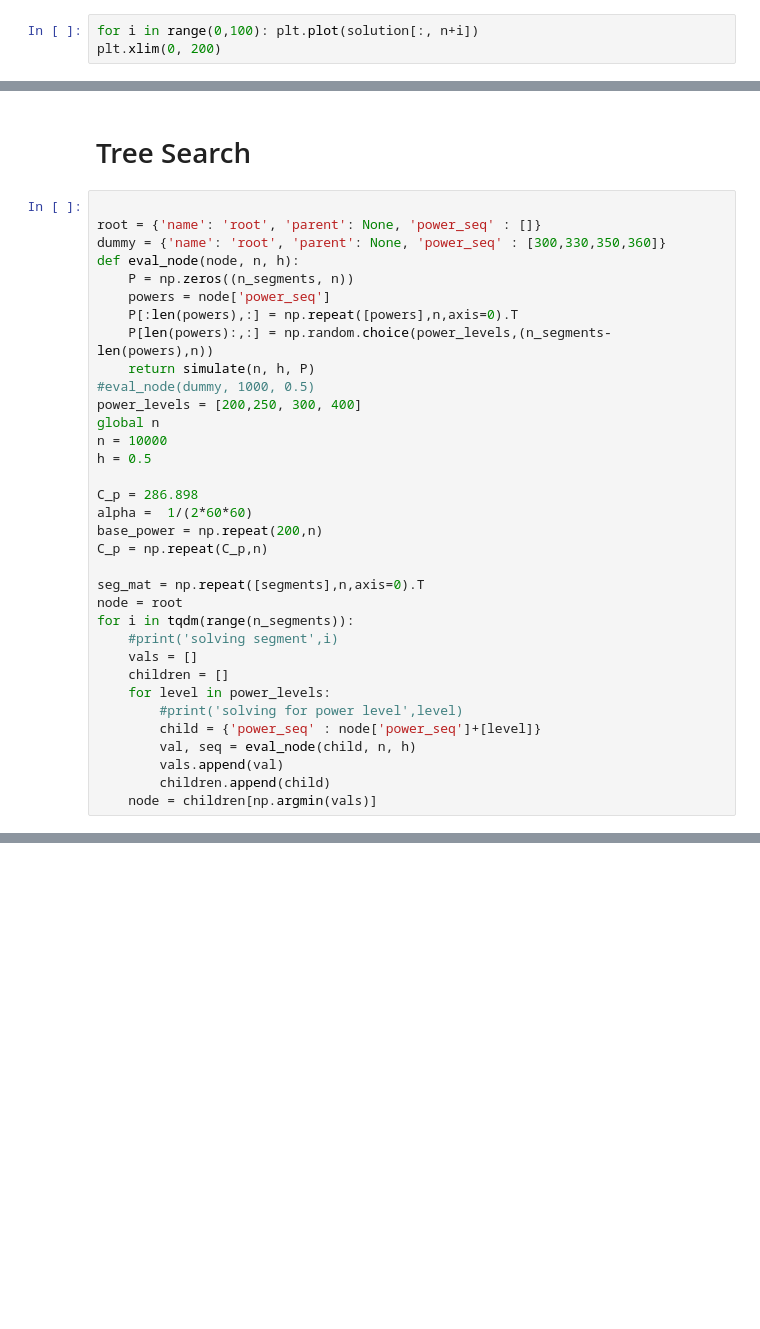
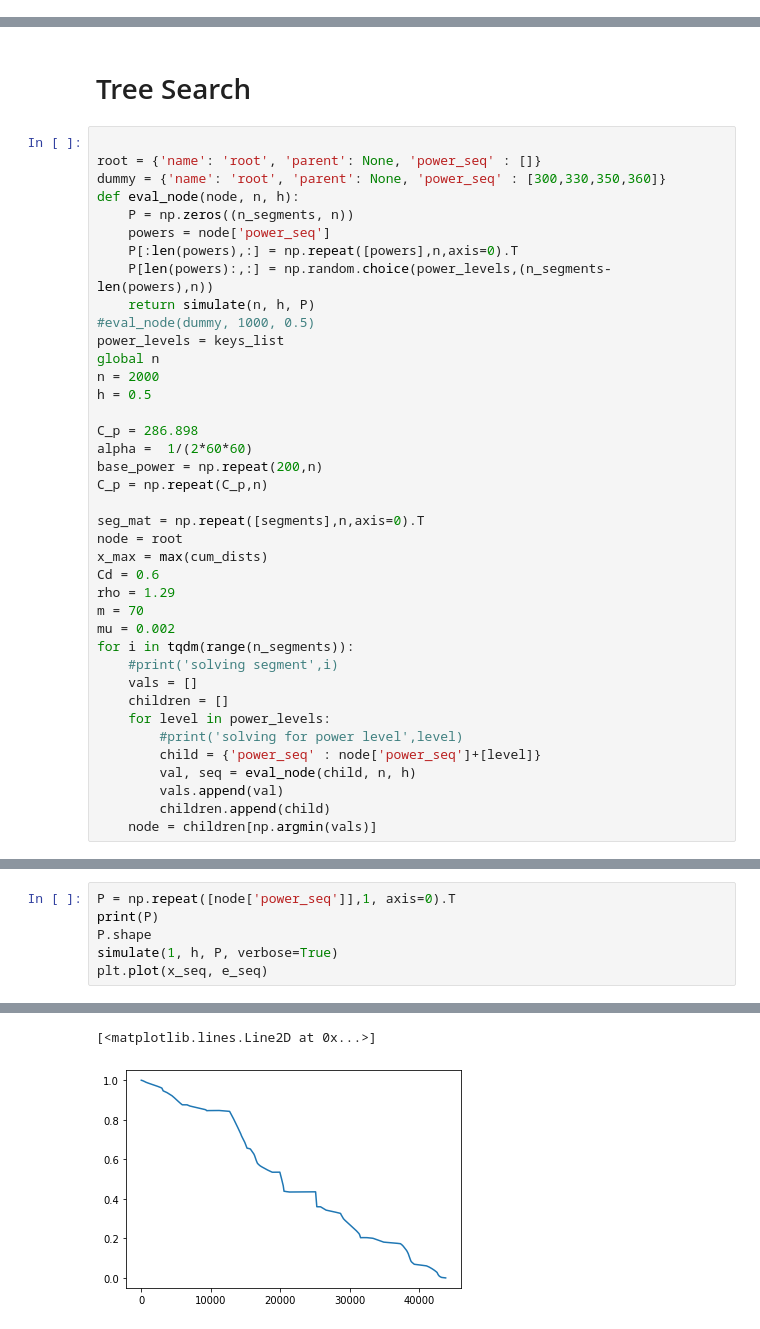
Before and after one commit to anthonyozerov/optimal-cycling, a Jupyter notebook: anthony.ipynb, the cells around one changed output, grey strips where cells are left out. Cells and saved outputs as stored; diff of their text form; blank space fills up the shorter version.

```diff
--- a/anthony.ipynb
+++ b/anthony.ipynb
@@ -471,3 +435,0 @@ plt.plot(x_sol[:,2])
-# %%
-for i in range(0,100): plt.plot(solution[:, n+i])
-plt.xlim(0, 200)
@@ -538,9 +457,9 @@ def eval_node(node, n, h):
     P[len(powers):,:] = np.random.choice(power_levels,(n_segments-len(powers),n))
     return simulate(n, h, P)
 #eval_node(dummy, 1000, 0.5)
-power_levels = [200,250, 300, 400]
+power_levels = keys_list
 global n
-n = 10000
+n = 2000
 h = 0.5
 
 C_p = 286.898
@@ -550,6 +469,11 @@ C_p = np.repeat(C_p,n)
 
 seg_mat = np.repeat([segments],n,axis=0).T
 node = root
+x_max = max(cum_dists)
+Cd = 0.6
+rho = 1.29
+m = 70
+mu = 0.002
 for i in tqdm(range(n_segments)):
     #print('solving segment',i)
     vals = []
@@ -601,0 +526,7 @@ plt.plot(cum_dists, slopes)
+# %%
+P = np.repeat([node['power_seq']],1, axis=0).T
+print(P)
+P.shape
+simulate(1, h, P, verbose=True)
+plt.plot(x_seq, e_seq)
+# %% [output]
@@ -601,0 +550,2 @@ plt.plot(cum_dists, slopes)
+[<matplotlib.lines.Line2D at 0x...>]
+[figure, added]
```
Also changed, not shown: parts of 23 cells of this notebook.
